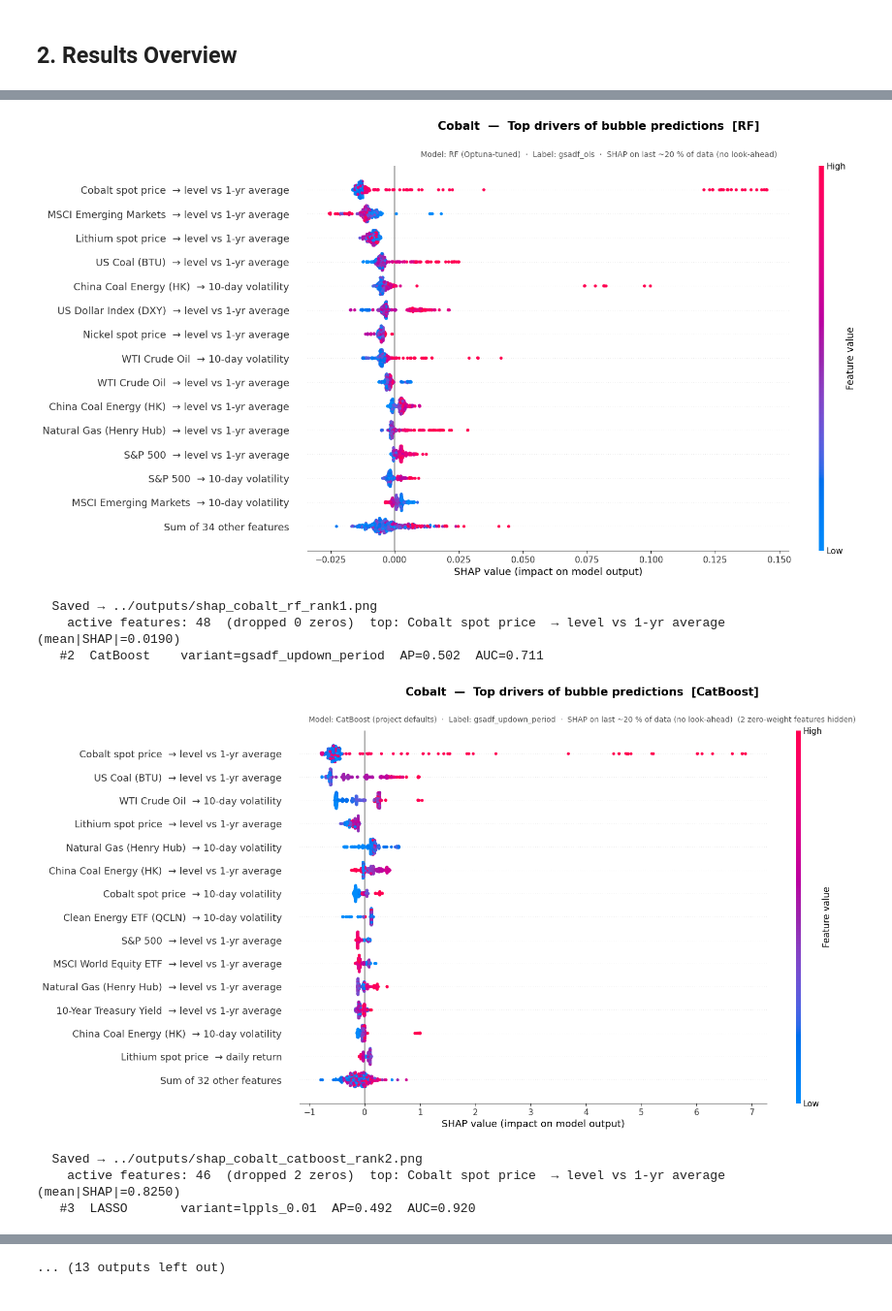
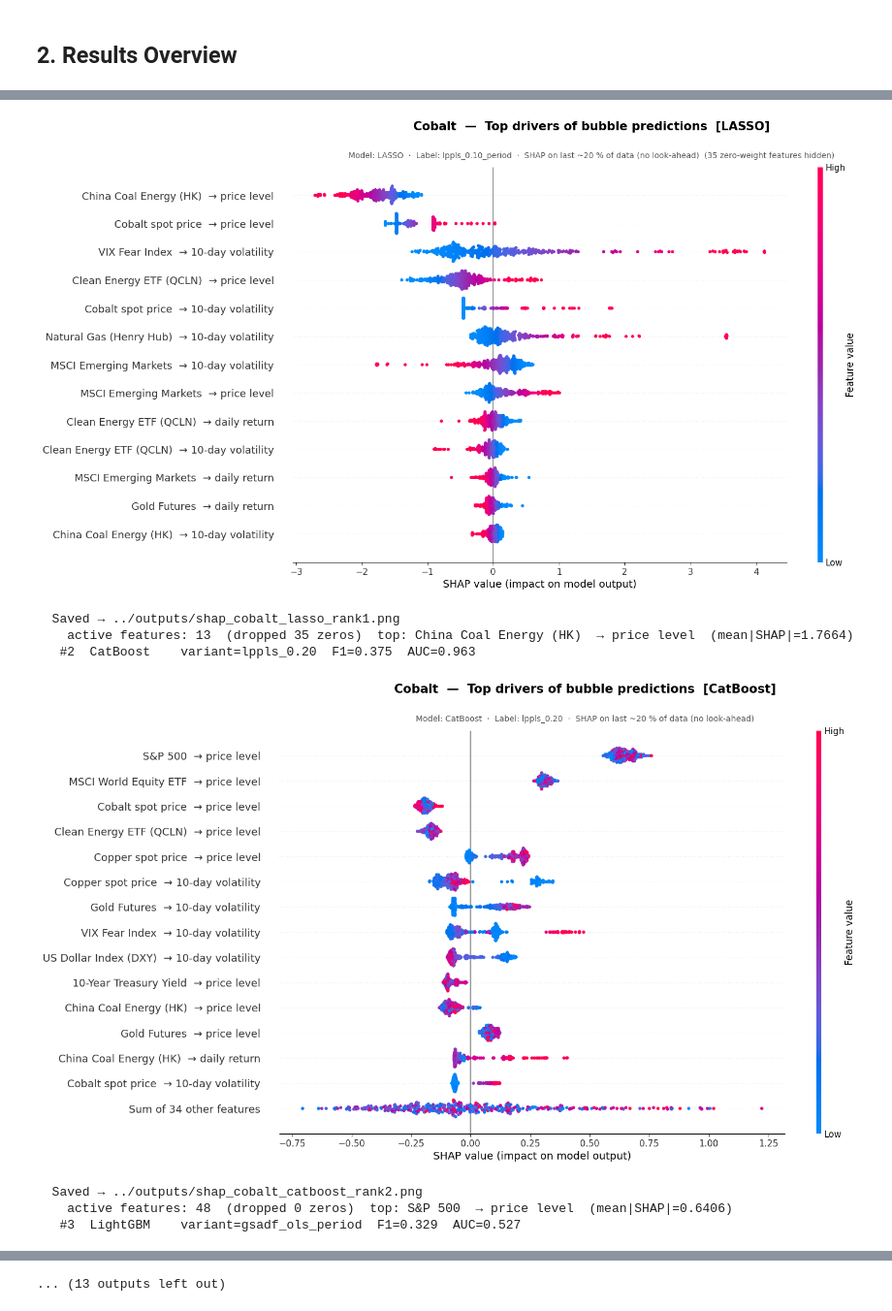
Before and after one commit to Doosheck/metals, a Jupyter notebook: notebooks/02_model_training.ipynb, the cells around one changed output, grey strips where cells are left out. Shown at 97% size. Drawn from its saved outputs; the diff is of its cells as text; code cells hidden in the pictures.

```diff
--- a/notebooks/02_model_training.ipynb
+++ b/notebooks/02_model_training.ipynb
@@ -1148,13 +723,17 @@ TICKER_NAMES = {
     'C_US':      'US Coal (BTU)',
 }
 TRANSFORM_LABELS = {
-    '_RelLevel_L1': '→ level vs 1-yr average',
-    '_Ret_L1':      '→ daily return',
-    '_Vol10_L1':    '→ 10-day volatility',
+    '_Ret_L1':   '→ daily return',
+    '_Vol10_L1': '→ 10-day volatility',
+    '_Level_L1': '→ price level',
 }
+_PEER_METALS = {'Cobalt', 'Copper', 'Lithium', 'Nickel'}
 
 def make_readable_label(raw: str) -> str:
     """Convert internal feature name to a clean, human-readable label."""
+    for m in _PEER_METALS:
+        if raw.startswith(m + '_') and raw.endswith('_L1'):
+            return f'{m} — in bubble? (prev. day)'
     for sfx, label in TRANSFORM_LABELS.items():
         if raw.endswith(sfx):
             base = raw[: -len(sfx)]
@@ -1181,10 +760,7 @@ def filter_nonzero_shap(sv_expl, min_mean_abs=1e-6):
 
 
 def compute_and_save_shap(metal, variant, mname, best_p, df, suffix=''):
-    """Fit model, compute SHAP on last ~20%, save beeswarm plot.
-
-    best_p=None -> the project defaults in DEFAULT_PARAMS (NOT library defaults).
-    """
+    """Fit model, compute SHAP on last ~20%, save beeswarm plot."""
     df_ml  = prepare_features(metal, variant, df)
     feats  = [c for c in df_ml.columns if c not in ['Date', 'Target']]
     X_all  = df_ml[feats].values
@@ -1224,11 +800,6 @@ def compute_and_save_shap(metal, variant, mname, best_p, df, suffix=''):
     n_active  = sv_plot.values.shape[1]
     max_disp  = min(15, n_active)
 
-    if n_active == 0:
-        print(f'    all {n_dropped} features have zero SHAP weight '
-              f'(degenerate model — intercept only); no plot produced')
-        return
-
     with plt.rc_context({
         'font.size':       12,
         'axes.labelsize':  12,
@@ -1245,10 +816,9 @@ def compute_and_save_shap(metal, variant, mname, best_p, df, suffix=''):
             fontsize=15, fontweight='bold', y=0.97,
         )
         note = (f'  ({n_dropped} zero-weight features hidden)' if n_dropped > 0 else '')
-        param_src = 'Optuna-tuned' if best_p else 'project defaults'
         fig.text(
             0.5, 0.91,
-            (f'Model: {mname} ({param_src})  ·  Label: {variant}  ·  '
+            (f'Model: {mname}  ·  Label: {variant}  ·  '
              f'SHAP on last ~20 % of data (no look-ahead){note}'),
             ha='center', va='top', fontsize=10, color='#555555',
             transform=fig.transFigure,
@@ -1263,46 +833,34 @@ def compute_and_save_shap(metal, variant, mname, best_p, df, suffix=''):
     print(f'    active features: {n_active:2d}  (dropped {n_dropped} zeros)  '
           f'top: {sv_plot.feature_names[top_idx]}  '
           f'(mean|SHAP|={mean_abs[top_idx]:.4f})')
+
+
+# ── For each metal: pick top-3 model×variant combos by F1 ─────────────────
 N_TOP = 3
+df_r_shap = df_results[df_results.Note != 'too_few_pos'].dropna(subset=['AUC']).copy()
 
-# ── For each metal: pick top-3 model×variant combos (reportable only) ─────
-N_TOP = 3
-df_r_shap = (df_results[df_results.Note != 'too_few_pos']
-             .dropna(subset=['AUC'])
-             .query('TestEps >= @MIN_TEST_EPISODES')
-             .copy())
-
-print(f'Computing SHAP — top-{N_TOP} models per metal '
-      f'(last ~20 % of data):\n')
+print('Computing SHAP values — top-3 models per metal (last ~20 % of data):\n')
 print('=' * 80)
 
 for metal in METALS:
     top3 = (df_r_shap[df_r_shap.Metal == metal]
-            .sort_values('AP', ascending=False)
+            .sort_values('F1', ascending=False)
             .drop_duplicates(subset='Model')   # one row per model type
             .head(N_TOP)
             .reset_index(drop=True))
 
-    if len(top3) == 0:
-        print(f'\n▶  {metal}  — no reportable combos, skipping')
-        continue
-
-    print(f'\n▶  {metal}  — top {len(top3)} models:')
+    print(f'\n▶  {metal}  — top {N_TOP} models:')
     for rank, row in top3.iterrows():
         variant = row['Variant']
         mname   = row['Model']
         rank_lbl = rank + 1
-        print(f'   #{rank_lbl}  {mname:10s}  variant={variant}  '
-              f'AP={row.AP:.3f}  AUC={row.AUC:.3f}')
+        print(f'   #{rank_lbl}  {mname:10s}  variant={variant}  F1={row.F1:.3f}  AUC={row.AUC:.3f}')
 
-        # Optuna params apply only when metal, MODEL and VARIANT all match.
-        # Otherwise use the project defaults, not the library defaults.
-        if (metal in optuna_best_params
-                and mname == winners.loc[metal, 'Model']
-                and variant == winners.loc[metal, 'Variant']):
+        # Use Optuna-tuned params if this metal's winner matches, else default {}
+        if metal in optuna_best_params and mname == winners.loc[metal, 'Model']:
             best_p = optuna_best_params[metal]
         else:
-            best_p = None
+            best_p = {}
 
         compute_and_save_shap(
             metal   = metal,
@@ -1310,7 +868,8 @@ for metal in METALS:
             mname   = mname,
             best_p  = best_p,
             df      = df,
-
             suffix  = f'_rank{rank_lbl}',
         )
+
+print('\nSHAP complete. Saved outputs/shap_<metal>_<model>_rank<N>.png')
 # %% [output]
@@ -1323,8 +882,8 @@ Computing SHAP — top-3 models per metal (last ~20 % of data):
-[figure, old version]
+[figure, new version]
-  Saved → ../outputs/shap_cobalt_rf_rank1.png
-    active features: 48  (dropped 0 zeros)  top: Cobalt spot price  → level vs 1-yr average  (mean|SHAP|=0.0190)
-   #2  CatBoost    variant=gsadf_updown_period  AP=0.502  AUC=0.711
+  Saved → ../outputs/shap_cobalt_lasso_rank1.png
+    active features: 13  (dropped 35 zeros)  top: China Coal Energy (HK)  → price level  (mean|SHAP|=1.7664)
+   #2  CatBoost    variant=lppls_0.20  F1=0.375  AUC=0.963
-[figure, old version]
+[figure, new version]
   Saved → ../outputs/shap_cobalt_catboost_rank2.png
-    active features: 46  (dropped 2 zeros)  top: Cobalt spot price  → level vs 1-yr average  (mean|SHAP|=0.8250)
-   #3  LASSO       variant=lppls_0.01  AP=0.492  AUC=0.920
+    active features: 48  (dropped 0 zeros)  top: S&P 500  → price level  (mean|SHAP|=0.6406)
+   #3  LightGBM    variant=gsadf_ols_period  F1=0.329  AUC=0.527
```
Also changed, not shown: parts of 23 cells of this notebook, 15 other files.
